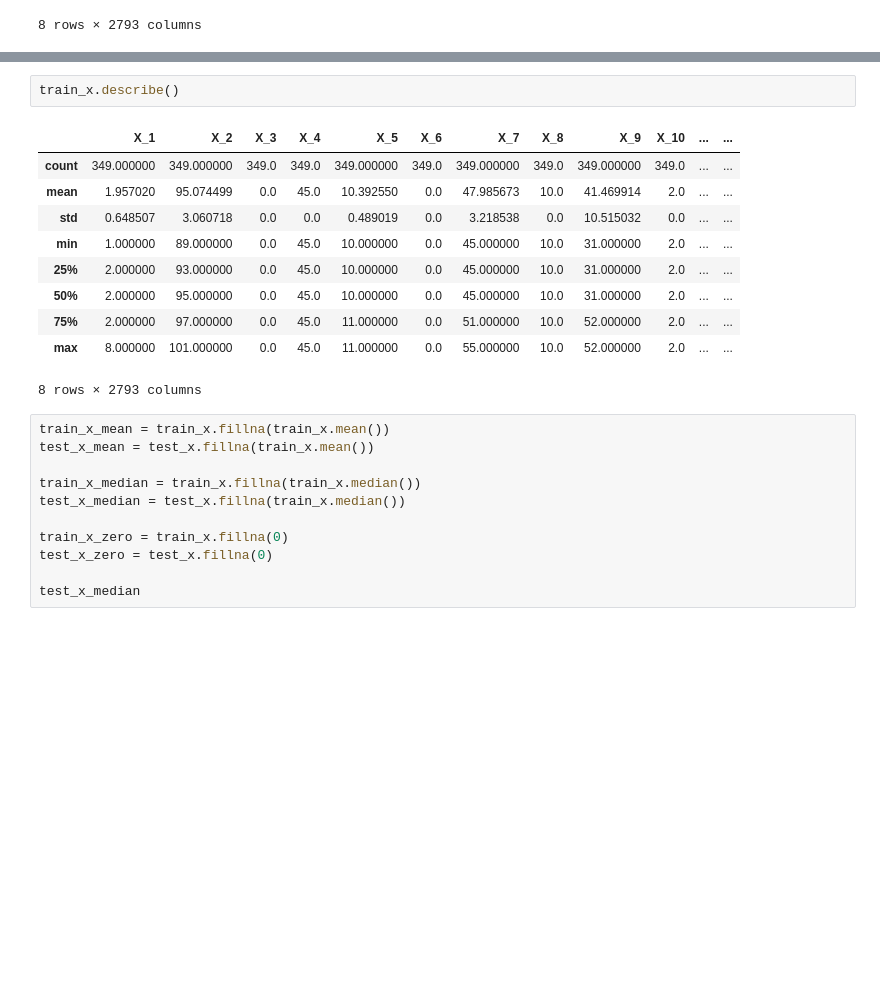
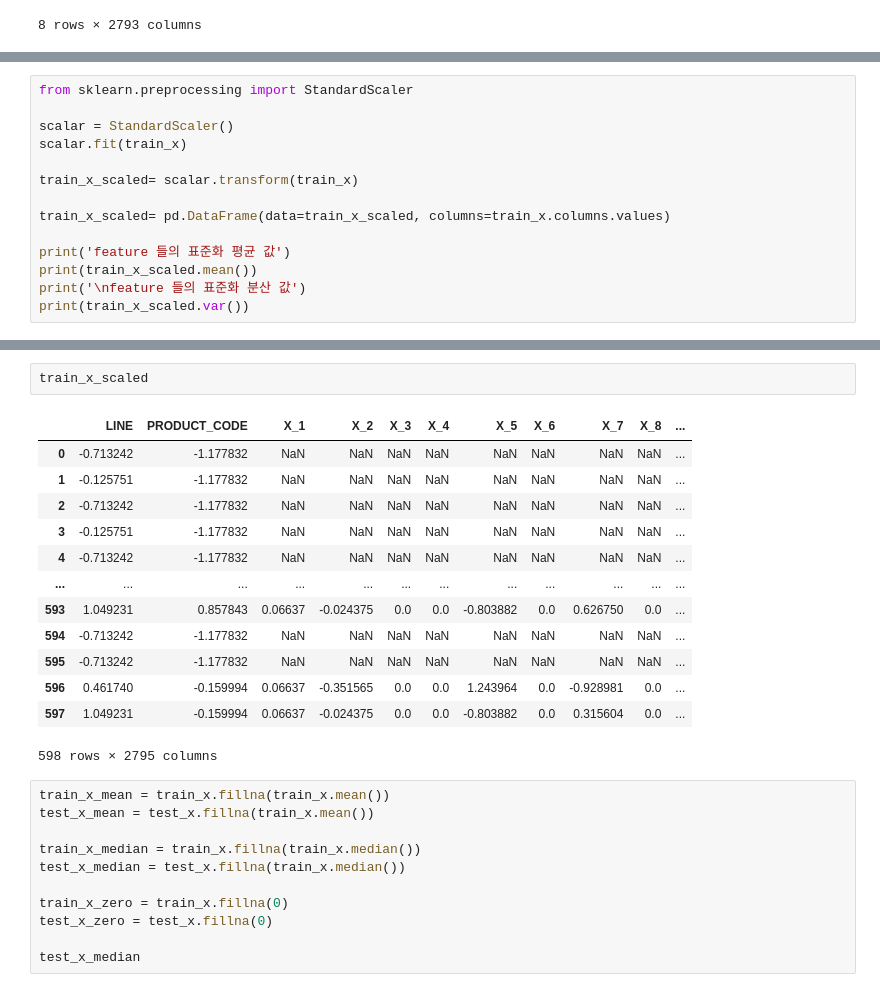
Before and after one commit to seoggu/hackerton_1, a Jupyter notebook: original copy.ipynb, the cells around one changed output, grey strips where cells are left out. Saved outputs shown, nothing was run; the diff lists cells and outputs as text; blank space fills up the shorter version.

Commit message:
scale start

```diff
--- a/original copy.ipynb
+++ b/original copy.ipynb
@@ -108,0 +107,14 @@ train_x.describe()
+# %%
+from sklearn.preprocessing import StandardScaler
+
+scalar = StandardScaler()
+scalar.fit(train_x)
+
+train_x_scaled= scalar.transform(train_x)
+
+train_x_scaled= pd.DataFrame(data=train_x_scaled, columns=train_x.columns.values)
+
+print('feature 들의 표준화 평균 값')
+print(train_x_scaled.mean())
+print('\nfeature 들의 표준화 분산 값')
+print(train_x_scaled.var())
@@ -109,16 +139,19 @@ train_x.describe()
 # %%
-train_x.describe()
+train_x_scaled
 # %% [output]
-|  | X_1 | X_2 | X_3 | X_4 | X_5 | X_6 | X_7 | X_8 | X_9 | X_10 | ... | ... |
-| count | 349.000000 | 349.000000 | 349.0 | 349.0 | 349.000000 | 349.0 | 349.000000 | 349.0 | 349.000000 | 349.0 | ... | ... |
-| mean | 1.957020 | 95.074499 | 0.0 | 45.0 | 10.392550 | 0.0 | 47.985673 | 10.0 | 41.469914 | 2.0 | ... | ... |
-| std | 0.648507 | 3.060718 | 0.0 | 0.0 | 0.489019 | 0.0 | 3.218538 | 0.0 | 10.515032 | 0.0 | ... | ... |
-| min | 1.000000 | 89.000000 | 0.0 | 45.0 | 10.000000 | 0.0 | 45.000000 | 10.0 | 31.000000 | 2.0 | ... | ... |
-| 25% | 2.000000 | 93.000000 | 0.0 | 45.0 | 10.000000 | 0.0 | 45.000000 | 10.0 | 31.000000 | 2.0 | ... | ... |
-| 50% | 2.000000 | 95.000000 | 0.0 | 45.0 | 10.000000 | 0.0 | 45.000000 | 10.0 | 31.000000 | 2.0 | ... | ... |
-| 75% | 2.000000 | 97.000000 | 0.0 | 45.0 | 11.000000 | 0.0 | 51.000000 | 10.0 | 52.000000 | 2.0 | ... | ... |
-| max | 8.000000 | 101.000000 | 0.0 | 45.0 | 11.000000 | 0.0 | 55.000000 | 10.0 | 52.000000 | 2.0 | ... | ... |
+|  | LINE | PRODUCT_CODE | X_1 | X_2 | X_3 | X_4 | X_5 | X_6 | X_7 | X_8 | ... |
+| 0 | -0.713242 | -1.177832 | NaN | NaN | NaN | NaN | NaN | NaN | NaN | NaN | ... |
+| 1 | -0.125751 | -1.177832 | NaN | NaN | NaN | NaN | NaN | NaN | NaN | NaN | ... |
+| 2 | -0.713242 | -1.177832 | NaN | NaN | NaN | NaN | NaN | NaN | NaN | NaN | ... |
+| 3 | -0.125751 | -1.177832 | NaN | NaN | NaN | NaN | NaN | NaN | NaN | NaN | ... |
+| 4 | -0.713242 | -1.177832 | NaN | NaN | NaN | NaN | NaN | NaN | NaN | NaN | ... |
+| ... | ... | ... | ... | ... | ... | ... | ... | ... | ... | ... | ... |
+| 593 | 1.049231 | 0.857843 | 0.06637 | -0.024375 | 0.0 | 0.0 | -0.803882 | 0.0 | 0.626750 | 0.0 | ... |
+| 594 | -0.713242 | -1.177832 | NaN | NaN | NaN | NaN | NaN | NaN | NaN | NaN | ... |
+| 595 | -0.713242 | -1.177832 | NaN | NaN | NaN | NaN | NaN | NaN | NaN | NaN | ... |
+| 596 | 0.461740 | -0.159994 | 0.06637 | -0.351565 | 0.0 | 0.0 | 1.243964 | 0.0 | -0.928981 | 0.0 | ... |
+| 597 | 1.049231 | -0.159994 | 0.06637 | -0.024375 | 0.0 | 0.0 | -0.803882 | 0.0 | 0.315604 | 0.0 | ... |
-8 rows × 2793 columns
+598 rows × 2795 columns
 # %%
 train_x_mean = train_x.fillna(train_x.mean())
 test_x_mean = test_x.fillna(train_x.mean())
```
Also changed, not shown: parts of 6 cells of this notebook.
